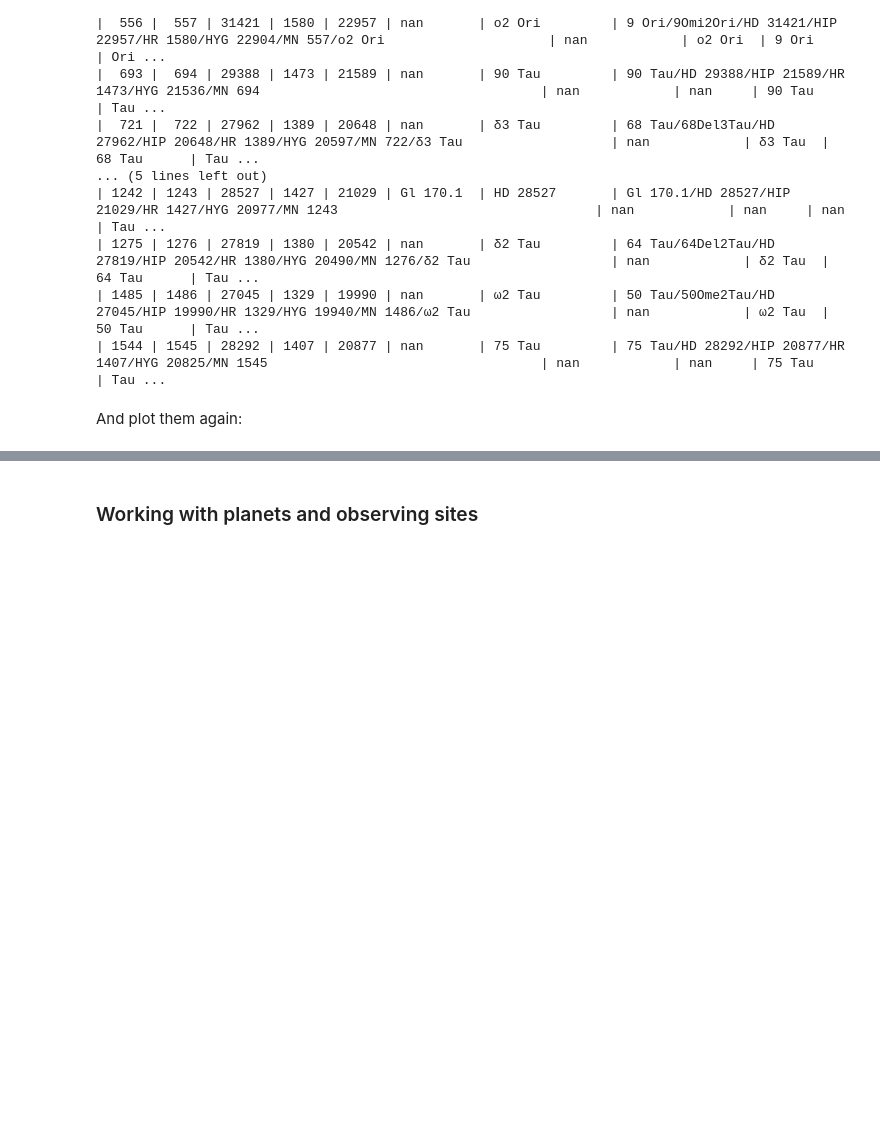
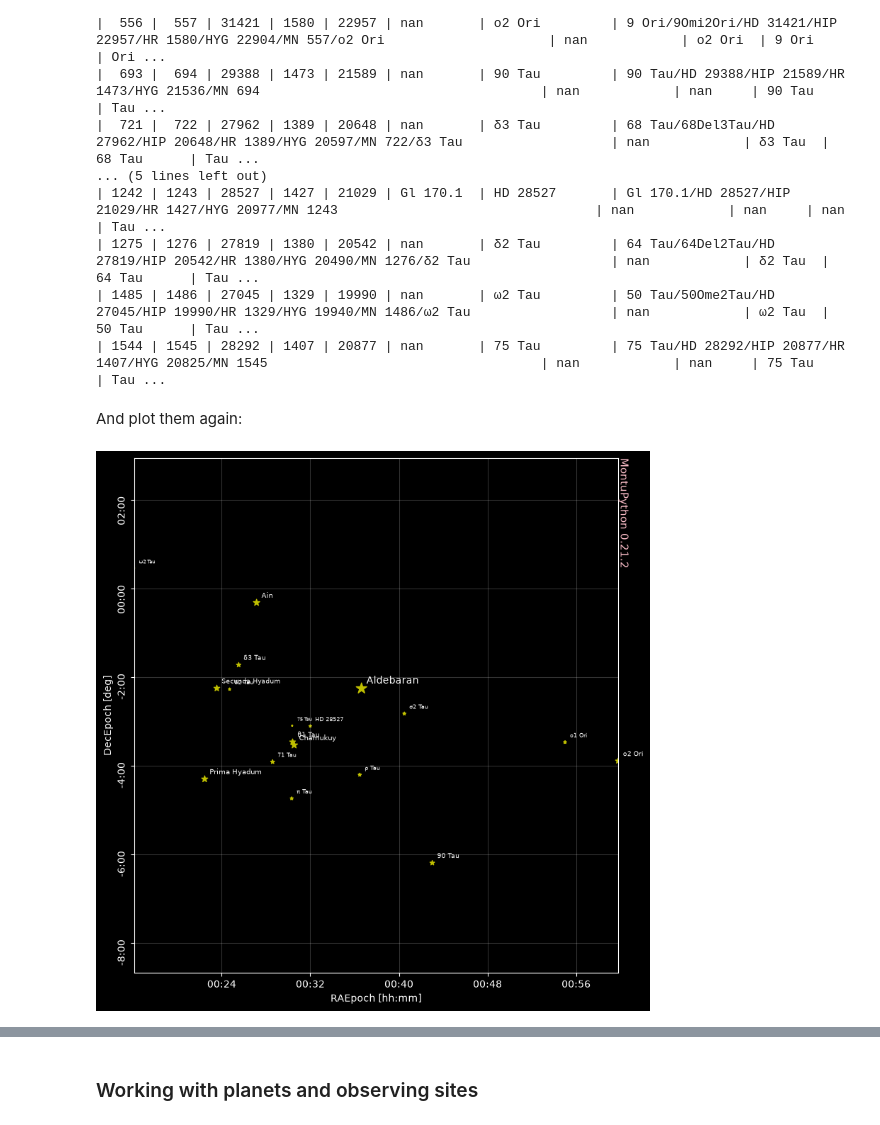
Before and after one commit to seap-udea/MontuPython, a Jupyter notebook: README.ipynb, the cells around one changed output, grey strips where cells are left out. Saved outputs shown, nothing was run; the diff lists cells and outputs as text; code cells hidden in the pictures; blank space fills up the shorter version.

```diff
--- a/README.ipynb
+++ b/README.ipynb
@@ -343,7 +349,11 @@ And plot them again:
 # %%
 fig,axs = hyades.plot_stars(coords=['RAEpoch','DecEpoch'])
 fig.savefig('gallery/hyades-precessed.png')
+display(fig)
 plt.close(fig) # Used only for README generation
+from IPython.display import display
+# %% [output]
+[figure, added]
 # %% [markdown]
 <p align="center"><img src="https://github.com/seap-udea/MontuPython/blob/main/gallery/hyades-precessed.png?raw=true" alt="Logo""/></p>
 # %% [markdown]
```
Also changed, not shown: parts of 11 cells of this notebook, 19 other files.
